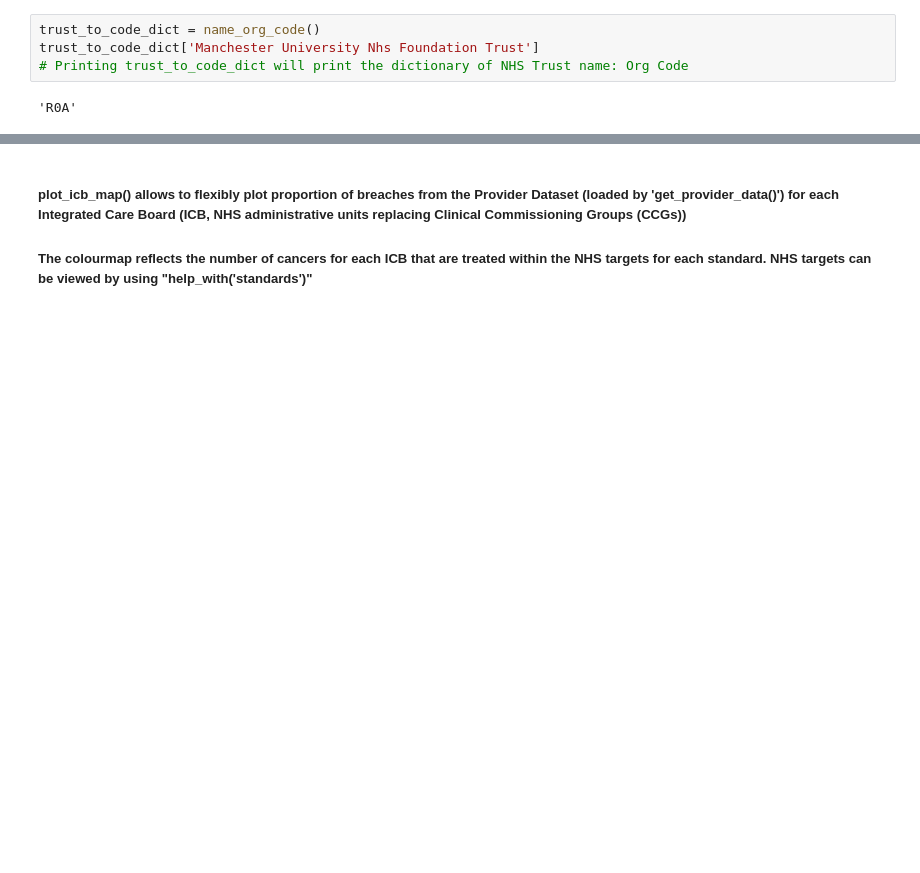
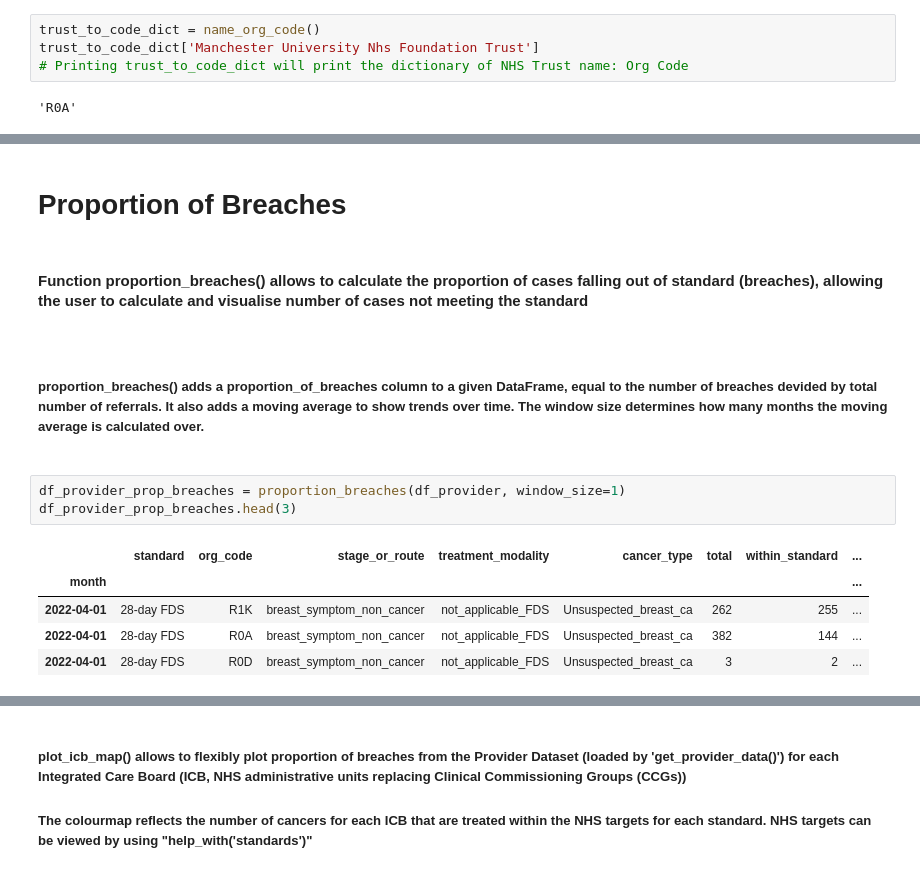
Before and after one commit to ploginovic/hpdm139_A2, a Jupyter notebook: user_guide.ipynb, the cells around one changed output, grey strips where cells are left out. Drawn from its saved outputs; the diff is of its cells as text; blank space fills up the shorter version.

Commit message:
User Guide

```diff
--- a/user_guide.ipynb
+++ b/user_guide.ipynb
@@ -239,0 +294,19 @@ from canseer.cancer_plotting import plot_icb_map
+# %% [markdown]
+# Proportion of Breaches <a class="anchor" id="section_2_2"></a>
+# %% [markdown]
+######
+#### Function **proportion_breaches()** allows to calculate the proportion of cases falling out of standard (breaches), allowing the user to calculate and visualise number of cases not meeting the standard
+######
+# %% [markdown]
+######
+##### **proportion_breaches()** adds a **proportion_of_breaches** column to a given DataFrame, equal to the number of breaches devided by total number of referrals. It also adds a moving average to show trends over time. The window size  determines how many months the moving average is calculated over.
+######
+# %%
+df_provider_prop_breaches = proportion_breaches(df_provider, window_size=1)
+df_provider_prop_breaches.head(3)
+# %% [output]
+|  | standard | org_code | stage_or_route | treatment_modality | cancer_type | total | within_standard | ... |
+| month |  |  |  |  |  |  |  | ... |
+| 2022-04-01 | 28-day FDS | R1K | breast_symptom_non_cancer | not_applicable_FDS | Unsuspected_breast_ca | 262 | 255 | ... |
+| 2022-04-01 | 28-day FDS | R0A | breast_symptom_non_cancer | not_applicable_FDS | Unsuspected_breast_ca | 382 | 144 | ... |
+| 2022-04-01 | 28-day FDS | R0D | breast_symptom_non_cancer | not_applicable_FDS | Unsuspected_breast_ca | 3 | 2 | ... |
```
Also changed, not shown: parts of 38 cells of this notebook, 3 other files.
